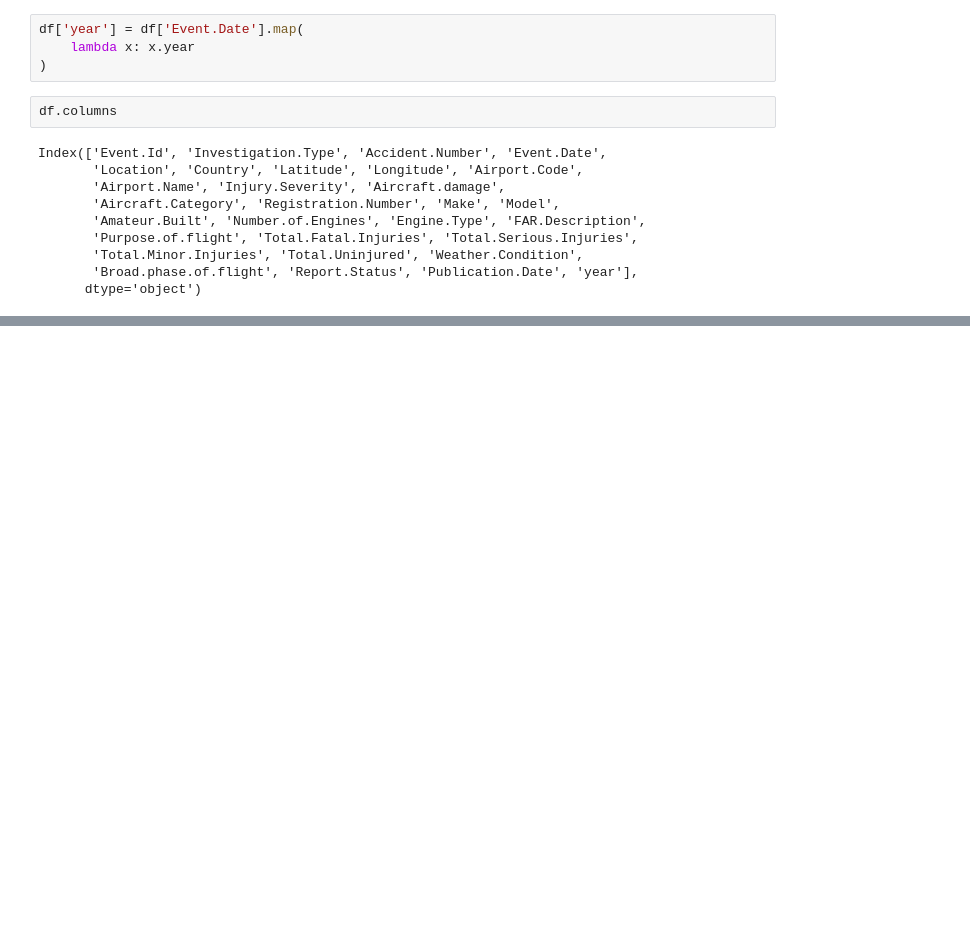
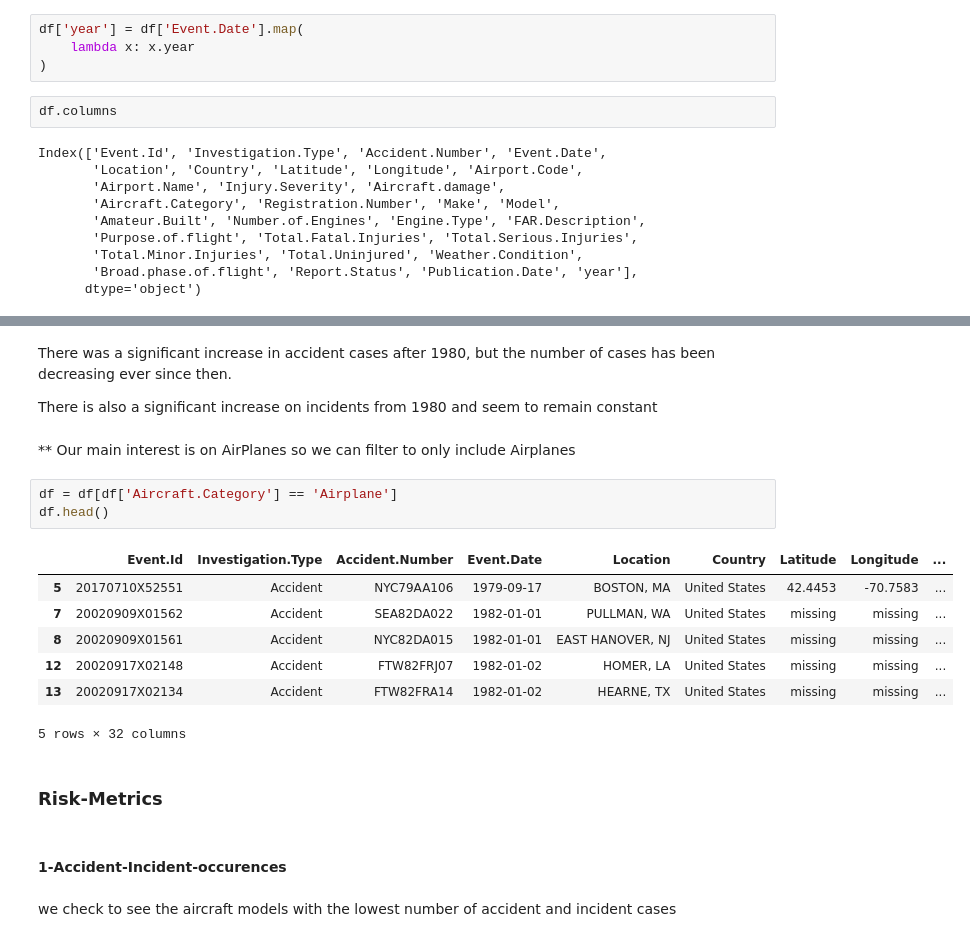
Before and after one commit to ericks-on/Aircraft_Risk_Analysis, a Jupyter notebook: index.ipynb, the cells around one changed output, grey strips where cells are left out. Drawn from its saved outputs; the diff is of its cells as text; blank space fills up the shorter version.

```diff
--- a/index.ipynb
+++ b/index.ipynb
@@ -354,0 +437,23 @@ Index(['Event.Id', 'Investigation.Type', 'Accident.Number', 'Event.Date',
+# %% [markdown]
+There was a significant increase in accident cases after 1980, but the number of cases has been decreasing ever since then.
+
+There is also a significant increase on incidents from 1980 and seem to remain constant
+# %% [markdown]
+** Our main interest is on AirPlanes so we can filter to only include Airplanes
+# %%
+df = df[df['Aircraft.Category'] == 'Airplane']
+df.head()
+# %% [output]
+|  | Event.Id | Investigation.Type | Accident.Number | Event.Date | Location | Country | Latitude | Longitude | ... |
+| 5 | 20170710X52551 | Accident | NYC79AA106 | 1979-09-17 | BOSTON, MA | United States | 42.4453 | -70.7583 | ... |
+| 7 | 20020909X01562 | Accident | SEA82DA022 | 1982-01-01 | PULLMAN, WA | United States | missing | missing | ... |
+| 8 | 20020909X01561 | Accident | NYC82DA015 | 1982-01-01 | EAST HANOVER, NJ | United States | missing | missing | ... |
+| 12 | 20020917X02148 | Accident | FTW82FRJ07 | 1982-01-02 | HOMER, LA | United States | missing | missing | ... |
+| 13 | 20020917X02134 | Accident | FTW82FRA14 | 1982-01-02 | HEARNE, TX | United States | missing | missing | ... |
+5 rows × 32 columns
+# %% [markdown]
+### Risk-Metrics
+# %% [markdown]
+#### 1-Accident-Incident-occurences
+# %% [markdown]
+we check to see the aircraft models with the lowest number of accident and incident cases
```
Also changed, not shown: parts of 44 cells of this notebook.
